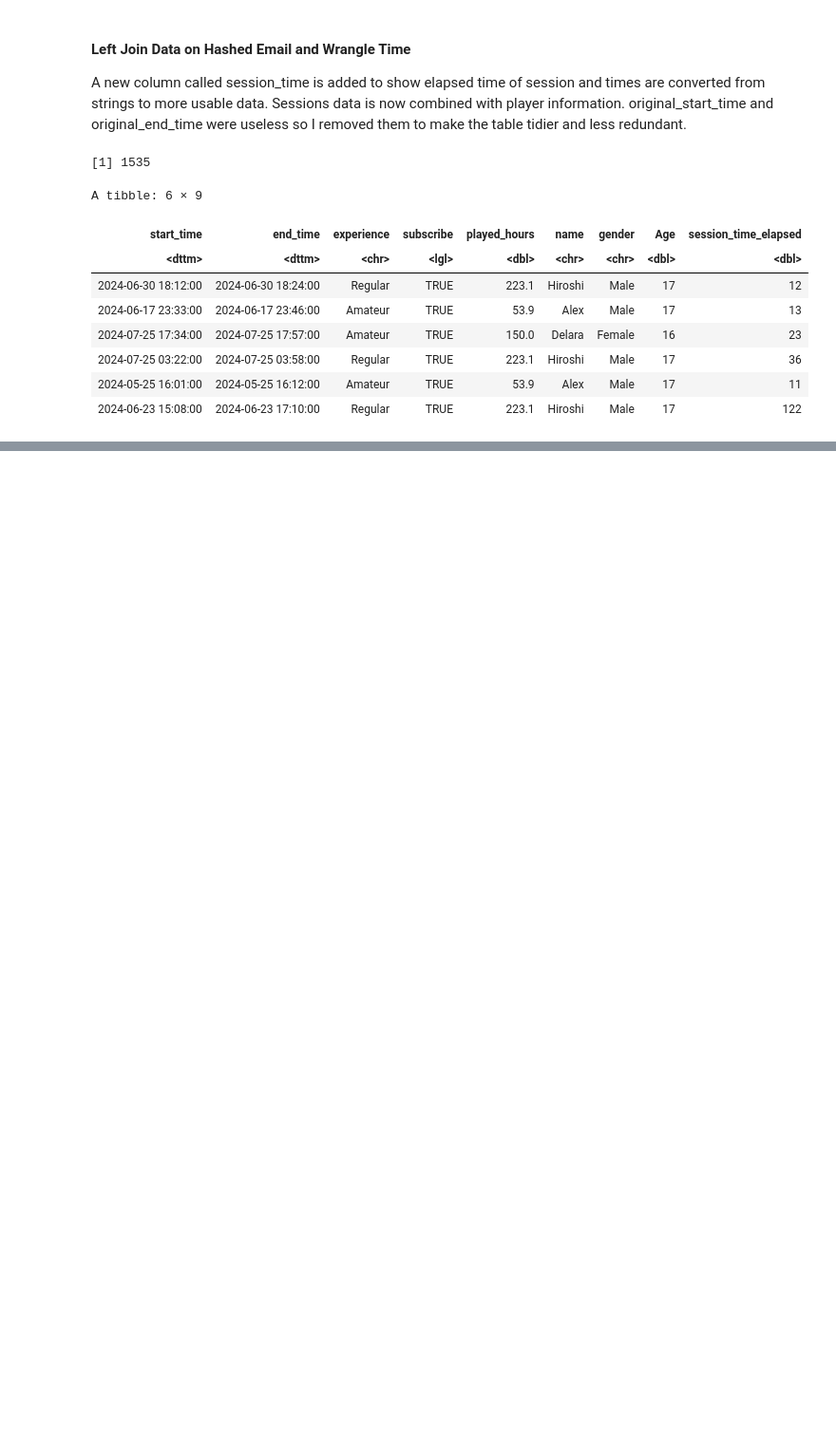
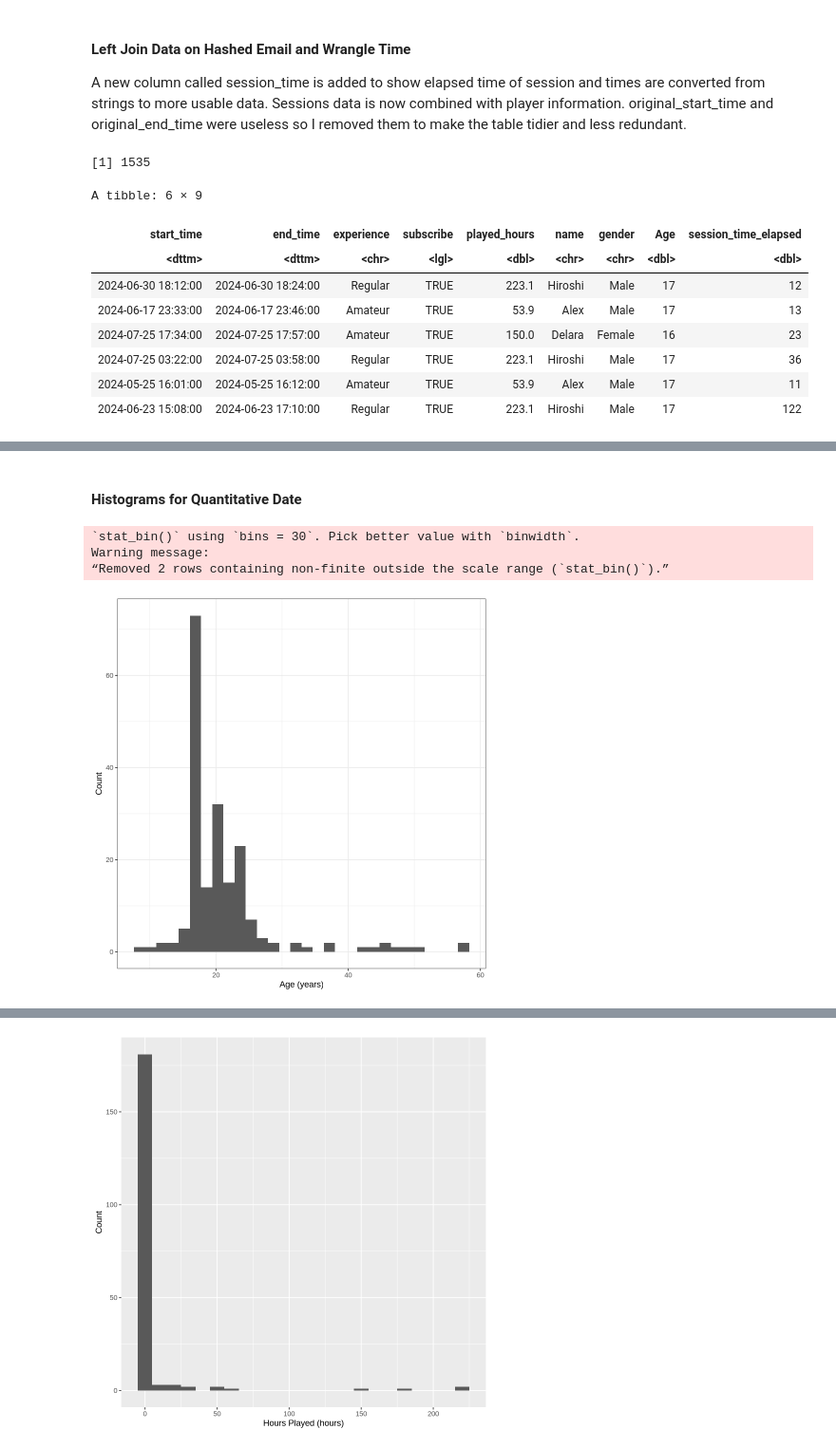
Before and after one commit to wojpc/wojpc-dsci100-project-008-09, a Jupyter notebook: individual_EDA_group09_008_peterwojnicki.ipynb, the cells around one changed output, grey strips where cells are left out. Shown at 95% size. Cells and saved outputs as stored; diff of their text form; code cells hidden in the pictures; blank space fills up the shorter version.

Commit message:
Added histograms for quantitative variables

```diff
--- a/individual_EDA_group09_008_peterwojnicki.ipynb
+++ b/individual_EDA_group09_008_peterwojnicki.ipynb
@@ -216,0 +198,33 @@ sessions_players_elapsed_max
+# %% [markdown]
+#### Histograms for Quantitative Date
+# %%
+age_plot <- players_data |>
+    ggplot(aes(x = Age)) +
+    geom_histogram() +
+    labs(x = "Age (years)",
+        y = "Count") +
+    theme_bw()
+
+
+played_hours_plot <- players_data |>
+    ggplot(aes(x = played_hours)) +
+    geom_histogram(binwidth = 10) +
+    labs(x = "Hours Played (hours)",
+        y = "Count")
+
+
+session_time_plot <- sessions_players_elapsed |>
+ ggplot(aes(x =  session_time_elapsed)) +
+    geom_histogram(binwidth = 10) +
+    labs(x = "Session Time (minutes)",
+        y = "Count")
+
+
+age_plot
+played_hours_plot
+session_time_plot
+# %% [output]
+`stat_bin()` using `bins = 30`. Pick better value with `binwidth`.
+Warning message:
+“Removed 2 rows containing non-finite outside the scale range (`stat_bin()`).”
+[figure, added]
@@ -216,0 +233 @@ sessions_players_elapsed_max
+[figure, added]
```
Also changed, not shown: parts of 10 cells of this notebook.
